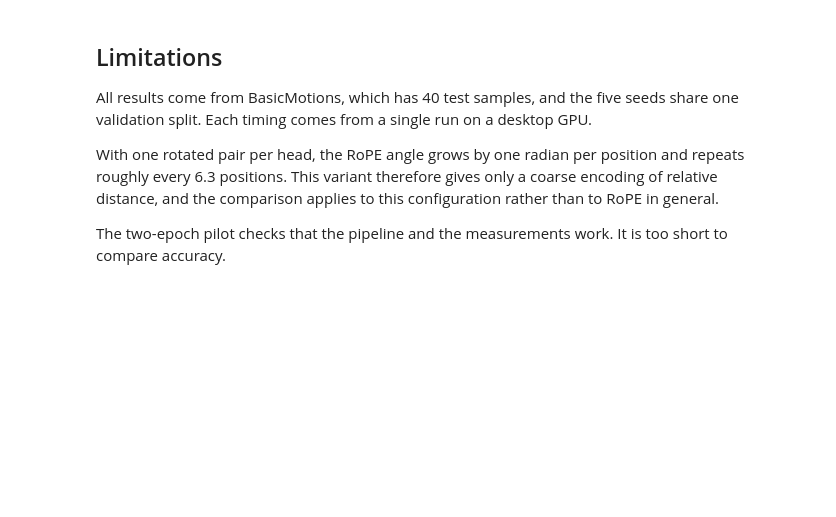
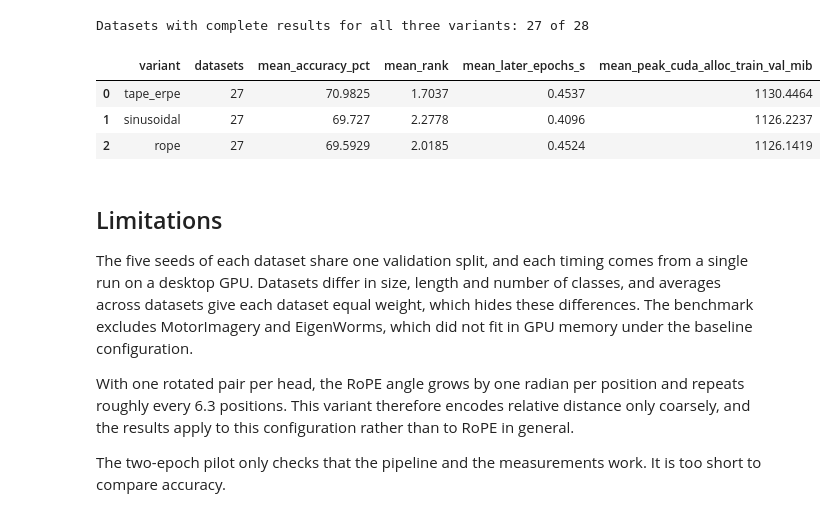
Before and after one commit to tyrerodr/convtran-reproduction, a Jupyter notebook: notebooks/04_positional_encoding_experiments.ipynb, the cells around one changed output. Cells and saved outputs as stored; diff of their text form; code cells hidden in the pictures; blank space fills up the shorter version.

```diff
--- a/notebooks/04_positional_encoding_experiments.ipynb
+++ b/notebooks/04_positional_encoding_experiments.ipynb
@@ -346,8 +451,39 @@ display(as_available(summary))
+# %%
+complete_summaries = summary[summary["summary"] == "complete"]
+common = [
+    dataset for dataset in DATASETS
+    if set(complete_summaries.loc[complete_summaries["dataset"] == dataset, "variant"])
+    == set(VARIANTS)
+]
+print(f"Datasets with complete results for all three variants: {len(common)} of {len(DATASETS)}")
+
+shared = complete_summaries[complete_summaries["dataset"].isin(common)].copy()
+shared["rank"] = shared.groupby("dataset")["mean_accuracy_pct"].rank(ascending=False)
+overall = (
+    shared.groupby("variant")
+    .agg(
+        datasets=("dataset", "count"),
+        mean_accuracy_pct=("mean_accuracy_pct", "mean"),
+        mean_rank=("rank", "mean"),
+        mean_later_epochs_s=("mean_later_epochs_s", "mean"),
+        mean_peak_cuda_alloc_train_val_mib=("mean_peak_cuda_alloc_train_val_mib", "mean"),
+    )
+    .reindex(VARIANTS)
+    .reset_index()
+)
+overall["datasets"] = overall["datasets"].fillna(0).astype(int)
+display(as_available(overall.round(4)))
+# %% [output]
+Datasets with complete results for all three variants: 27 of 28
+|  | variant | datasets | mean_accuracy_pct | mean_rank | mean_later_epochs_s | mean_peak_cuda_alloc_train_val_mib |
+| 0 | tape_erpe | 27 | 70.9825 | 1.7037 | 0.4537 | 1130.4464 |
+| 1 | sinusoidal | 27 | 69.727 | 2.2778 | 0.4096 | 1126.2237 |
+| 2 | rope | 27 | 69.5929 | 2.0185 | 0.4524 | 1126.1419 |
 # %% [markdown]
 ## Limitations
 
-All results come from BasicMotions, which has 40 test samples, and the five seeds share one validation split. Each timing comes from a single run on a desktop GPU.
+The five seeds of each dataset share one validation split, and each timing comes from a single run on a desktop GPU. Datasets differ in size, length and number of classes, and averages across datasets give each dataset equal weight, which hides these differences. The benchmark excludes MotorImagery and EigenWorms, which did not fit in GPU memory under the baseline configuration.
 
-With one rotated pair per head, the RoPE angle grows by one radian per position and repeats roughly every 6.3 positions. This variant therefore gives only a coarse encoding of relative distance, and the comparison applies to this configuration rather than to RoPE in general.
+With one rotated pair per head, the RoPE angle grows by one radian per position and repeats roughly every 6.3 positions. This variant therefore encodes relative distance only coarsely, and the results apply to this configuration rather than to RoPE in general.
 
-The two-epoch pilot checks that the pipeline and the measurements work. It is too short to compare accuracy.
+The two-epoch pilot only checks that the pipeline and the measurements work. It is too short to compare accuracy.
```
Also changed, not shown: parts of 12 cells of this notebook, 1 other file.
